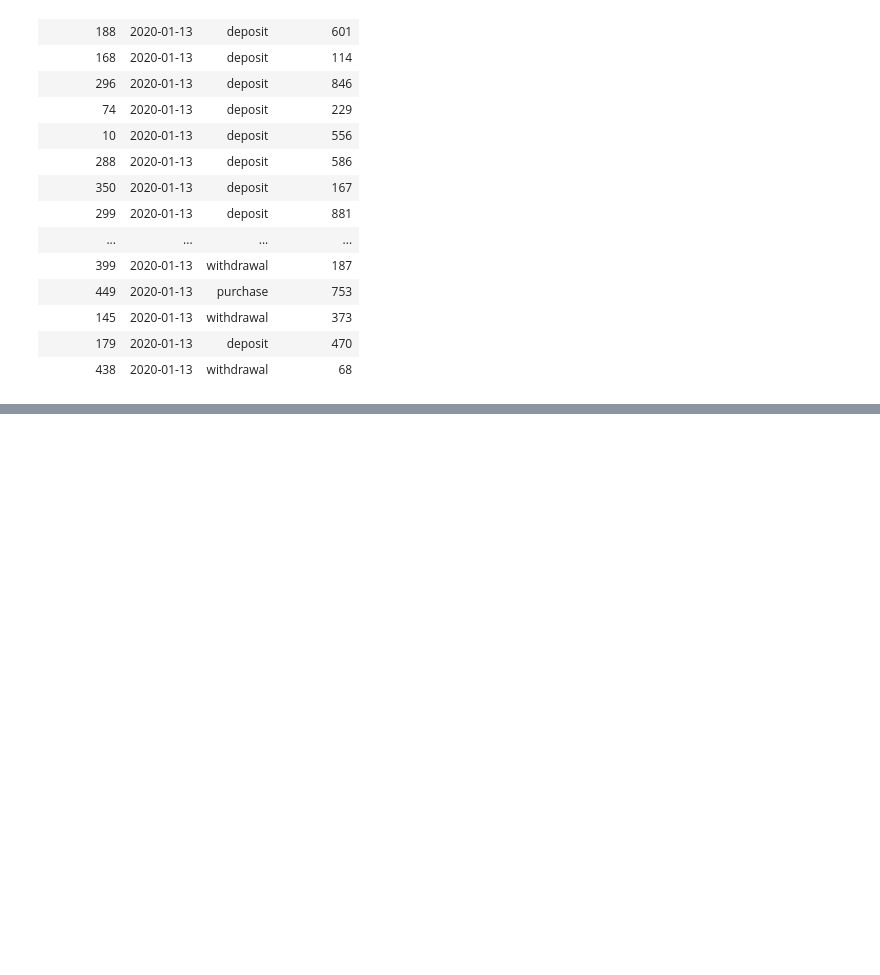
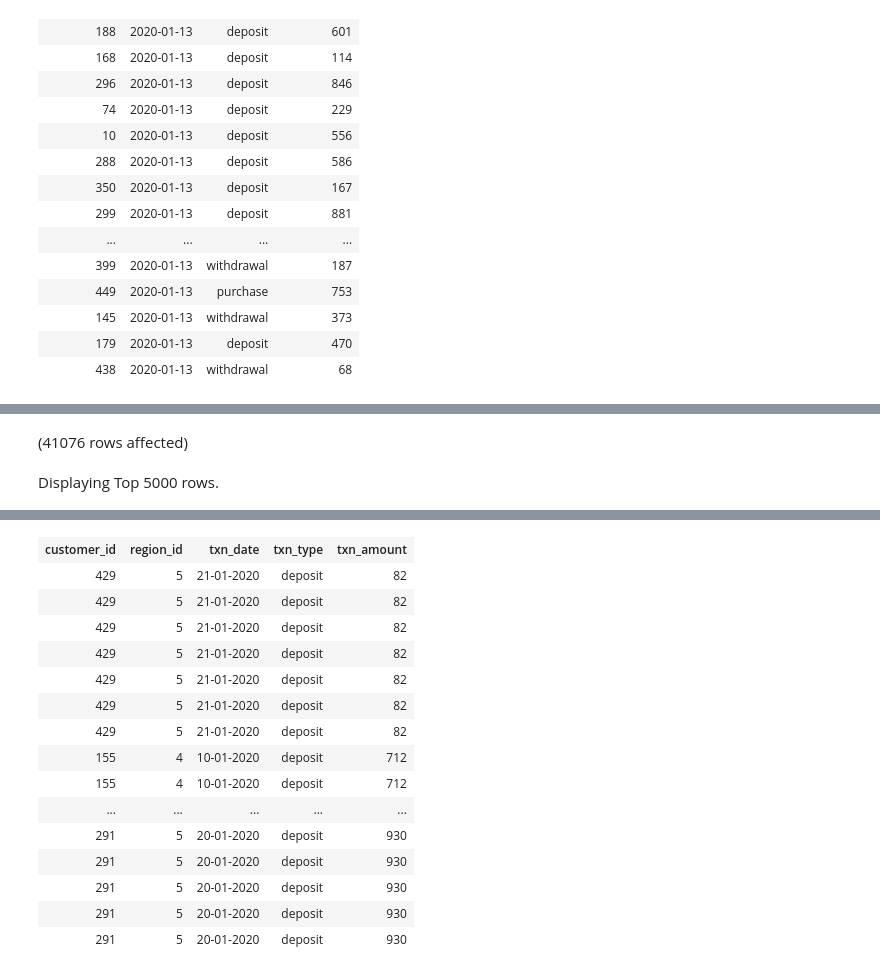
Before and after one commit to nirajgole/ipaat, a Jupyter notebook: SQL/study_materials/case_studies/SQL_case_study_3/sm_case_study_3.ipynb, the cells around one changed output, grey strips where cells are left out. Drawn from its saved outputs; the diff is of its cells as text; code cells hidden in the pictures; blank space fills up the shorter version.

```diff
--- a/SQL/study_materials/case_studies/SQL_case_study_3/sm_case_study_3.ipynb
+++ b/SQL/study_materials/case_studies/SQL_case_study_3/sm_case_study_3.ipynb
@@ -162,0 +211,10 @@ Total execution time: 00:00:00.007
+# %%
+-- 11) Create a table value function which comprises of the following columns customer_id,
+-- region_id ,txn_date , txn_type , txn_amount which will retrieve data from the above table.
+SELECT C.customer_id,CT.region_id,T.txn_date,T.txn_type,T.txn_amount
+FROM Customers C
+LEFT JOIN [Transaction] T ON C.customer_id=T.customer_id
+LEFT JOIN Continent CT ON C.region_id=CT.region_id
+# %% [output]
+(41076 rows affected)
+Displaying Top 5000 rows.
@@ -162,0 +222,16 @@ Total execution time: 00:00:00.007
+| customer_id | region_id | txn_date | txn_type | txn_amount |
+| 429 | 5 | 21-01-2020 | deposit | 82 |
+| 429 | 5 | 21-01-2020 | deposit | 82 |
+| 429 | 5 | 21-01-2020 | deposit | 82 |
+| 429 | 5 | 21-01-2020 | deposit | 82 |
+| 429 | 5 | 21-01-2020 | deposit | 82 |
+| 429 | 5 | 21-01-2020 | deposit | 82 |
+| 429 | 5 | 21-01-2020 | deposit | 82 |
+| 155 | 4 | 10-01-2020 | deposit | 712 |
+| 155 | 4 | 10-01-2020 | deposit | 712 |
+| ... | ... | ... | ... | ... |
+| 291 | 5 | 20-01-2020 | deposit | 930 |
+| 291 | 5 | 20-01-2020 | deposit | 930 |
+| 291 | 5 | 20-01-2020 | deposit | 930 |
+| 291 | 5 | 20-01-2020 | deposit | 930 |
+| 291 | 5 | 20-01-2020 | deposit | 930 |
```
Also changed, not shown: parts of 14 cells of this notebook.
